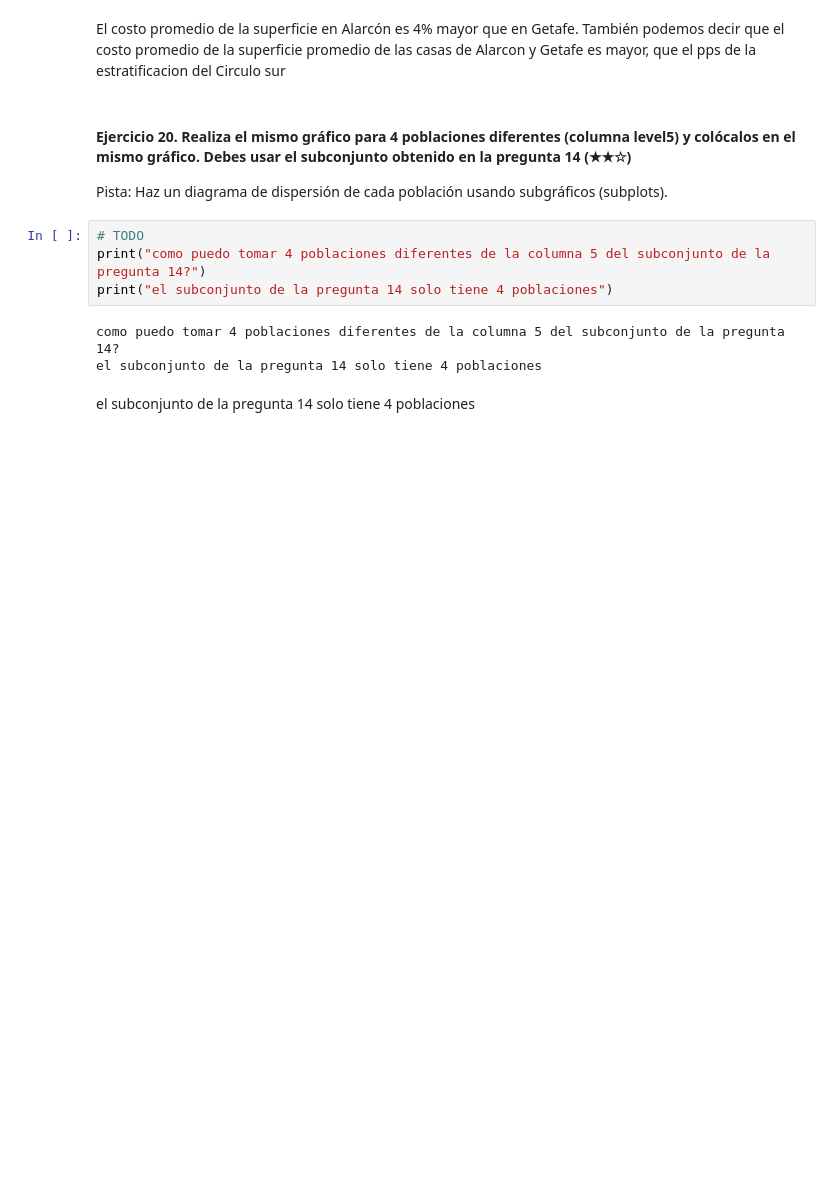
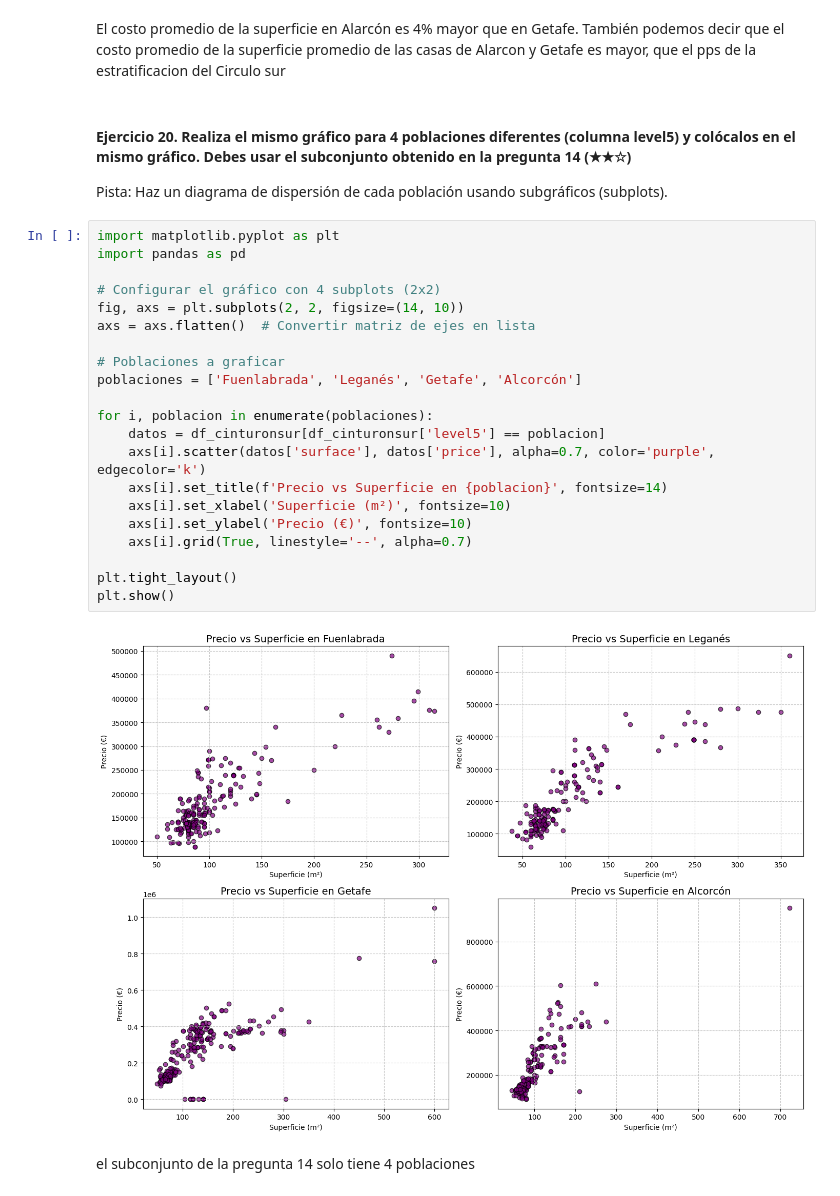
Before and after one commit to misadeep/realestate-datacleanup-exercise, a Jupyter notebook: project.es.ipynb, the cells around one changed output. Drawn from its saved outputs; the diff is of its cells as text; blank space fills up the shorter version.

```diff
--- a/project.es.ipynb
+++ b/project.es.ipynb
@@ -612,12 +614,28 @@ También podemos decir que el costo promedio de la superficie promedio de las ca
 #### Ejercicio 20. Realiza el mismo gráfico para 4 poblaciones diferentes (columna level5) y colócalos en el mismo gráfico. Debes usar el subconjunto obtenido en la pregunta 14 (★★☆)
 Pista: Haz un diagrama de dispersión de cada población usando subgráficos (subplots).
 # %%
-# TODO
-print("como puedo tomar 4 poblaciones diferentes de la columna 5 del subconjunto de la pregunta 14?")
-print("el subconjunto de la pregunta 14 solo tiene 4 poblaciones")
+import matplotlib.pyplot as plt
+import pandas as pd
+
+# Configurar el gráfico con 4 subplots (2x2)
+fig, axs = plt.subplots(2, 2, figsize=(14, 10))
+axs = axs.flatten()  # Convertir matriz de ejes en lista
+
+# Poblaciones a graficar
+poblaciones = ['Fuenlabrada', 'Leganés', 'Getafe', 'Alcorcón']
+
+for i, poblacion in enumerate(poblaciones):
+    datos = df_cinturonsur[df_cinturonsur['level5'] == poblacion]
+    axs[i].scatter(datos['surface'], datos['price'], alpha=0.7, color='purple', edgecolor='k')
+    axs[i].set_title(f'Precio vs Superficie en {poblacion}', fontsize=14)
+    axs[i].set_xlabel('Superficie (m²)', fontsize=10)
+    axs[i].set_ylabel('Precio (€)', fontsize=10)
+    axs[i].grid(True, linestyle='--', alpha=0.7)
+
+plt.tight_layout()
+plt.show()
 # %% [output]
-como puedo tomar 4 poblaciones diferentes de la columna 5 del subconjunto de la pregunta 14?
-el subconjunto de la pregunta 14 solo tiene 4 poblaciones
+[figure, added]
 # %% [markdown]
 el subconjunto de la pregunta 14 solo tiene 4 poblaciones
 # %% [markdown]
```
Also changed, not shown: parts of 9 cells of this notebook.
